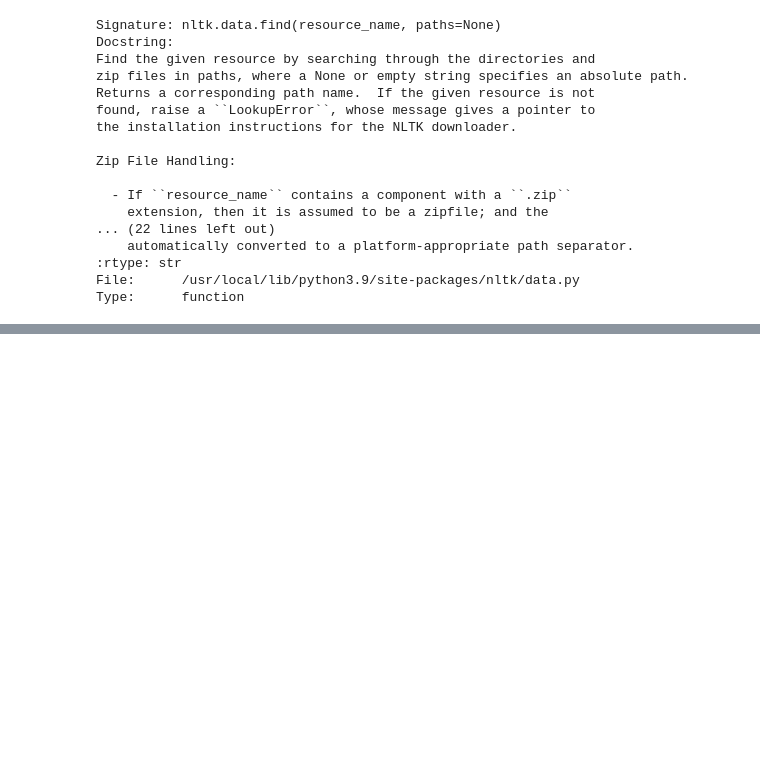
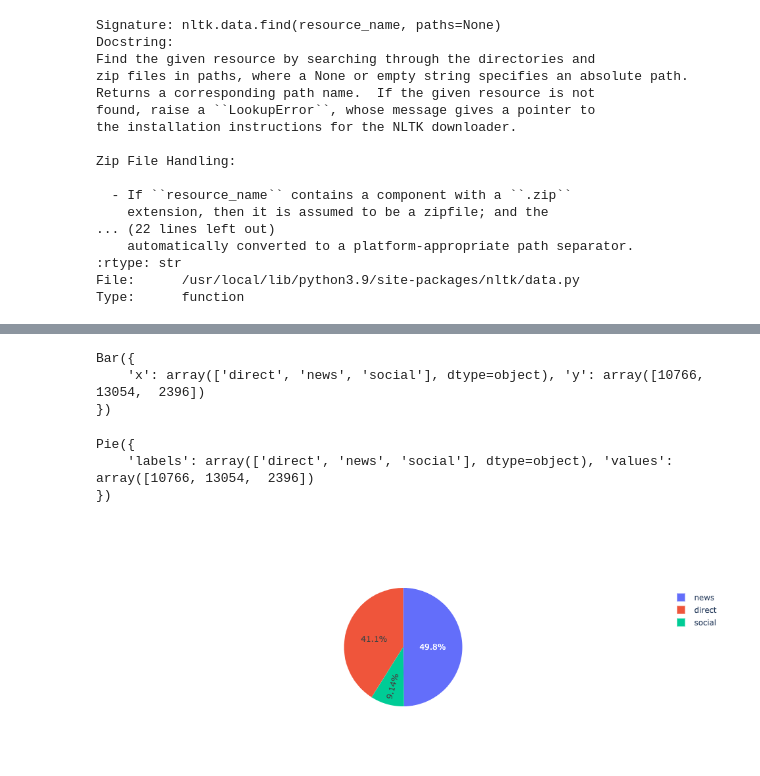
Before and after one commit to ZacksAmber/Disaster-Response-Pipelines, a Jupyter notebook: code/multi-label_classification_practice.ipynb, the cells around one changed output, grey strips where cells are left out. Saved outputs shown, nothing was run; the diff lists cells and outputs as text; code cells hidden in the pictures; blank space fills up the shorter version.

```diff
--- a/code/multi-label_classification_practice.ipynb
+++ b/code/multi-label_classification_practice.ipynb
@@ -321,0 +711,16 @@ Type:      function
+# %%
+go.Bar(x=genre_counts.genre, y=genre_counts.message)
+# %% [output]
+Bar({
+    'x': array(['direct', 'news', 'social'], dtype=object), 'y': array([10766, 13054,  2396])
+})
+# %%
+go.Pie(labels=genre_counts.genre, values=genre_counts.message)
+# %% [output]
+Pie({
+    'labels': array(['direct', 'news', 'social'], dtype=object), 'values': array([10766, 13054,  2396])
+})
+# %%
+go.Figure(go.Pie(labels=genre_counts.genre, values=genre_counts.message))
+# %% [output]
+[figure, added]
```
Also changed, not shown: parts of 62 cells of this notebook, 14 other files.
